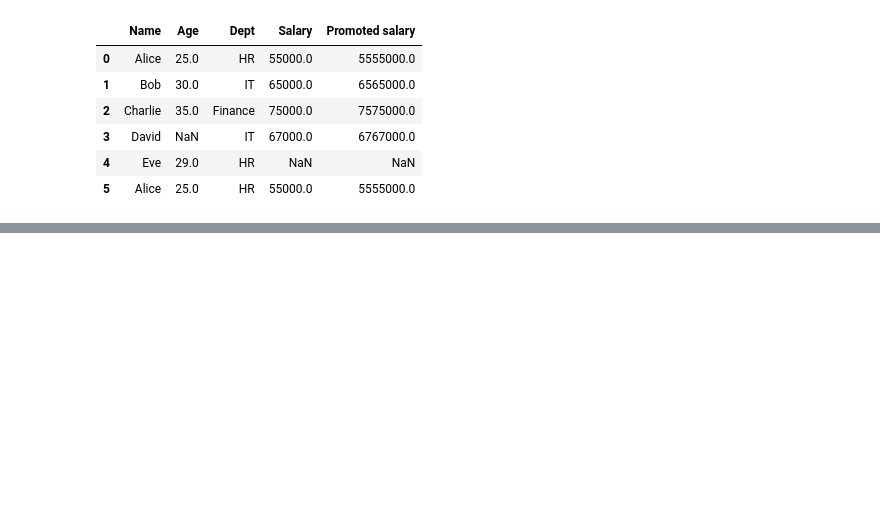
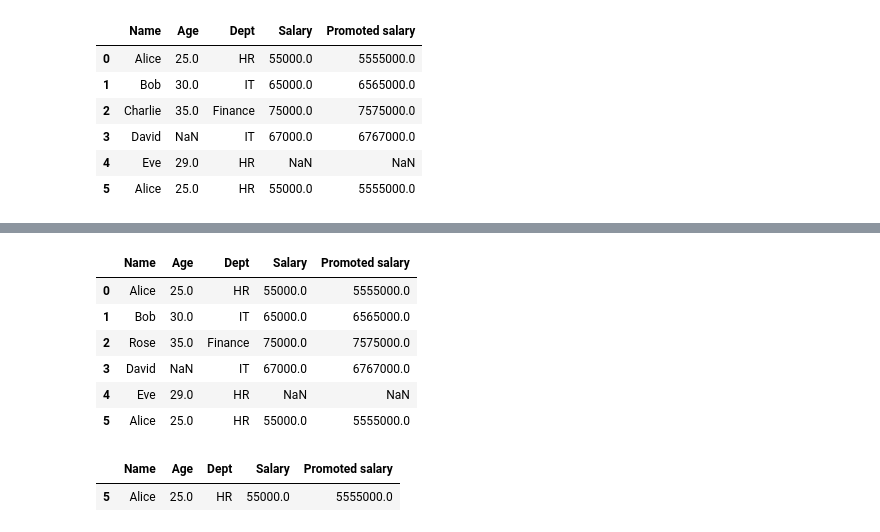
Before and after one commit to omaej78-star/python-for-data-science-practice, a Jupyter notebook: pr2.ipynb, the cells around one changed output, grey strips where cells are left out. Saved outputs shown, nothing was run; the diff lists cells and outputs as text; code cells hidden in the pictures; blank space fills up the shorter version.

```diff
--- a/pr2.ipynb
+++ b/pr2.ipynb
@@ -383,5 +383,5 @@ df.dropna(how="all") # if all values in a row are null otherwise will not be dro
 | 5 | Alice | 25.0 | HR | 55000.0 | 5555000.0 |
 # %%
 # Filling null values
-df["Age"].fillna(df["Age"].mean(), inplace=True)
+df["Age"].fillna(df["Age"].mean())
 # %% [output]
@@ -401,0 +416,18 @@ Name: Age, dtype: float64
+# %%
+df["Name"]=df["Name"].replace("Charlie", "Rose")
+df
+# %% [output]
+|  | Name | Age | Dept | Salary | Promoted salary |
+| 0 | Alice | 25.0 | HR | 55000.0 | 5555000.0 |
+| 1 | Bob | 30.0 | IT | 65000.0 | 6565000.0 |
+| 2 | Rose | 35.0 | Finance | 75000.0 | 7575000.0 |
+| 3 | David | NaN | IT | 67000.0 | 6767000.0 |
+| 4 | Eve | 29.0 | HR | NaN | NaN |
+| 5 | Alice | 25.0 | HR | 55000.0 | 5555000.0 |
+# %%
+# Dealing with duplicate values
+df_dup=df[df.duplicated(keep="first")] # first occurrence is kept and rest are marked as duplicates
+df_dup
+# %% [output]
+|  | Name | Age | Dept | Salary | Promoted salary |
+| 5 | Alice | 25.0 | HR | 55000.0 | 5555000.0 |
```
Also changed, not shown: parts of 9 cells of this notebook.
